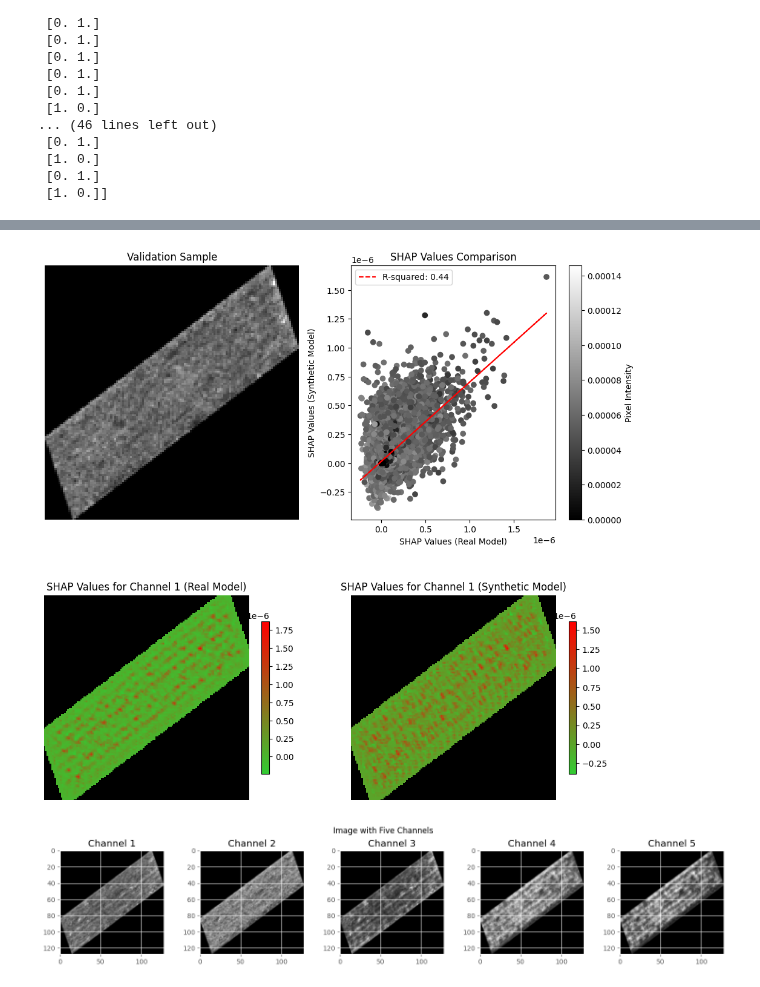
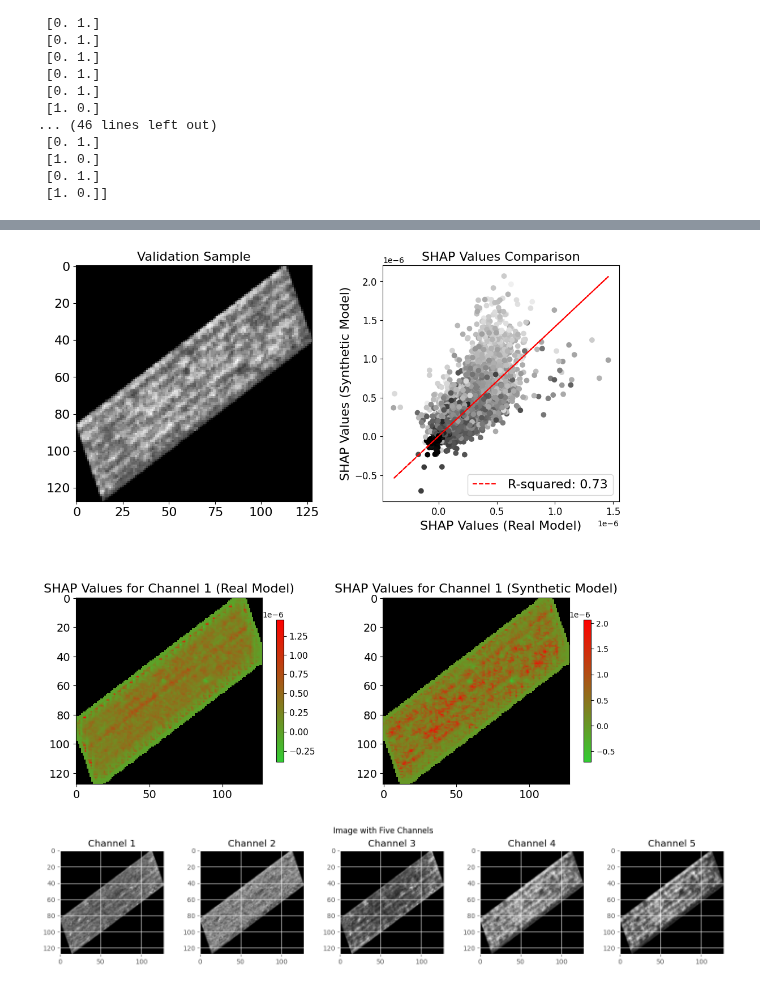
Before and after one commit to felipealencar/plant-disease-prediction, a Jupyter notebook: image_based_classificaction.ipynb, the cells around one changed output, grey strips where cells are left out. Drawn from its saved outputs; the diff is of its cells as text; code cells hidden in the pictures.

Commit message:
New SHAP analysis.

```diff
--- a/image_based_classificaction.ipynb
+++ b/image_based_classificaction.ipynb
@@ -433,10 +442,10 @@ colors = [(0.2, 0.8, 0.2), (1, 0, 0)]  # Green to red
 cmap_custom = LinearSegmentedColormap.from_list('custom_cmap', colors)
 
 # Choose the channel you want to visualize (assuming channel 1)
-channel_index = 0  # Assuming channels are indexed from 0
+channel_index = 3  # Assuming channels are indexed from 0
 
 # Choose the index of the image you want to visualize
-image_index = correct_indices[2]  # Visualizing the first correctly classified image
+image_index = correct_indices[10]  # Visualizing the first correctly classified image
 
 # Choose the SHAP values for the selected channel and image
 shap_values_real_channel = shap_values_real[image_index, :, :, channel_index, 0]
@@ -447,56 +456,61 @@ mask = np.where(X_val_normalized[image_index, :, :, channel_index] == 0, 0, 1)
 
 # Apply the mask to the SHAP values for the real model
 masked_shap_values_real = shap_values_real_channel * mask
-masked_shap_values_real = masked_shap_values_real * -1
+masked_shap_values_real = masked_shap_values_real
 # Apply the mask to the SHAP values for the synthetic model
 masked_shap_values_synthetic = shap_values_synthetic_channel * mask
-masked_shap_values_synthetic = masked_shap_values_synthetic * -1
+masked_shap_values_synthetic = masked_shap_values_synthetic
 
 # Get pixel intensities of the validation sample
 pixel_intensities = X_val_normalized[image_index, :, :, channel_index]
 
 # Create a grid of plots
-fig, axes = plt.subplots(2, 2, figsize=(12, 12))
+fig, axes = plt.subplots(2, 2, figsize=(16, 12))
+
+aspect_ratio = masked_shap_values_real.shape[1] / masked_shap_values_real.shape[0]
+
+plt.subplots_adjust(left=0.3, right=0.9, bottom=0.1, top=0.9, wspace=0.3, hspace=0.3)
 
 # Plot the validation image
-axes[0, 0].imshow(X_val_normalized[image_index, :, :, channel_index], cmap='gray')
-axes[0, 0].set_title('Validation Sample')
-axes[0, 0].axis('off')
+im0 = axes[0, 0].imshow(X_val_normalized[image_index, :, :, channel_index], cmap='gray')
+axes[0, 0].set_title('Validation Sample', fontsize=16)  # Increase fontsize
+axes[0, 0].tick_params(axis='both', which='major', labelsize=16)  # Increase tick fontsize
 
 # Plot the SHAP values for the real model
 im1 = axes[1, 0].imshow(masked_shap_values_real, cmap=cmap_custom, alpha=1.0)
-axes[1, 0].set_title('SHAP Values for Channel 1 (Real Model)')
-axes[1, 0].axis('off')
+axes[1, 0].set_title('SHAP Values for Channel 1 (Real Model)', fontsize=16)  # Increase fontsize
+axes[1, 0].tick_params(axis='both', which='major', labelsize=14)  # Increase tick fontsize
 
 # Overlay the black areas of the original image for the real model
 black_areas = np.ma.masked_where(mask == 1, mask)
 axes[1, 0].imshow(black_areas, cmap='gray', alpha=1.0)
 
 # Plot the SHAP values for the synthetic model
 im2 = axes[1, 1].imshow(masked_shap_values_synthetic, cmap=cmap_custom, alpha=1.0)
-axes[1, 1].set_title('SHAP Values for Channel 1 (Synthetic Model)')
-axes[1, 1].axis('off')
+axes[1, 1].set_title('SHAP Values for Channel 1 (Synthetic Model)', fontsize=16)  # Increase fontsize
+axes[1, 1].tick_params(axis='both', which='major', labelsize=14)  # Increase tick fontsize
 
 # Overlay the black areas of the original image for the synthetic model
 axes[1, 1].imshow(black_areas, cmap='gray', alpha=1.0)
 
 # Add the scatter plot comparing SHAP values from real and synthetic models
 scatter = axes[0, 1].scatter(masked_shap_values_real.flatten(), masked_shap_values_synthetic.flatten(), c=pixel_intensities.flatten(), cmap='gray')
-axes[0, 1].set_xlabel('SHAP Values (Real Model)')
-axes[0, 1].set_ylabel('SHAP Values (Synthetic Model)')
-axes[0, 1].set_title('SHAP Values Comparison')
-cbar = plt.colorbar(scatter, ax=axes[0, 1])
-cbar.set_label('Pixel Intensity')
+axes[0, 1].set_xlabel('SHAP Values (Real Model)', fontsize=16)  # Increase fontsize
+axes[0, 1].set_ylabel('SHAP Values (Synthetic Model)', fontsize=16)  # Increase fontsize
+axes[0, 1].set_title('SHAP Values Comparison', fontsize=16)  # Increase fontsize
+axes[0, 1].tick_params(axis='both', which='major', labelsize=12)  # Increase tick fontsize
 
 # Calculate the R-squared value and plot the line
 slope, intercept, r_value, p_value, std_err = linregress(masked_shap_values_real.flatten(), masked_shap_values_synthetic.flatten())
 axes[0, 1].plot(masked_shap_values_real.flatten(), slope * masked_shap_values_real.flatten() + intercept, color='red', linestyle='--', label=f'R-squared: {r_value**2:.2f}')
-axes[0, 1].legend()
+axes[0, 1].legend(fontsize=16)  # Increase legend fontsize
 
 # Add a colorbar for SHAP plots
-fig.colorbar(im1, ax=axes[1, 0], shrink=0.6)
-fig.colorbar(im2, ax=axes[1, 1], shrink=0.6)
+cbar1 = fig.colorbar(im1, ax=axes[1, 0], shrink=0.6, pad=0.06)
+cbar1.ax.tick_params(labelsize=11)  # Increase colorbar tick fontsize
+cbar1.ax.yaxis.set_label_position('right')  # Adjust the position of the notation
+cbar2 = fig.colorbar(im2, ax=axes[1, 1], shrink=0.6, pad=0.06)
 
 plt.show()
 # %% [output]
-[figure, old version]
+[figure, new version]
```
Also changed, not shown: parts of 4 cells of this notebook, 2 other files.
